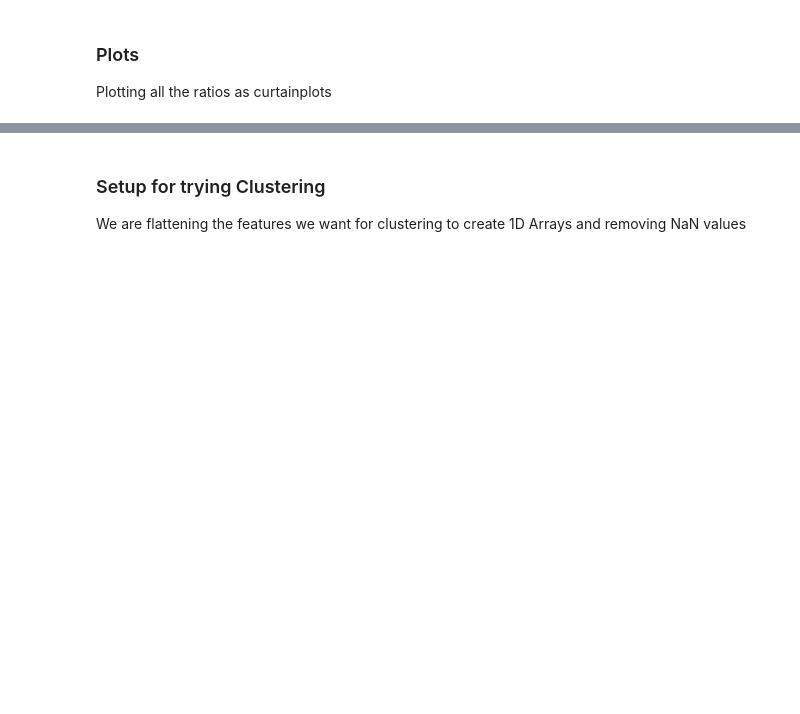
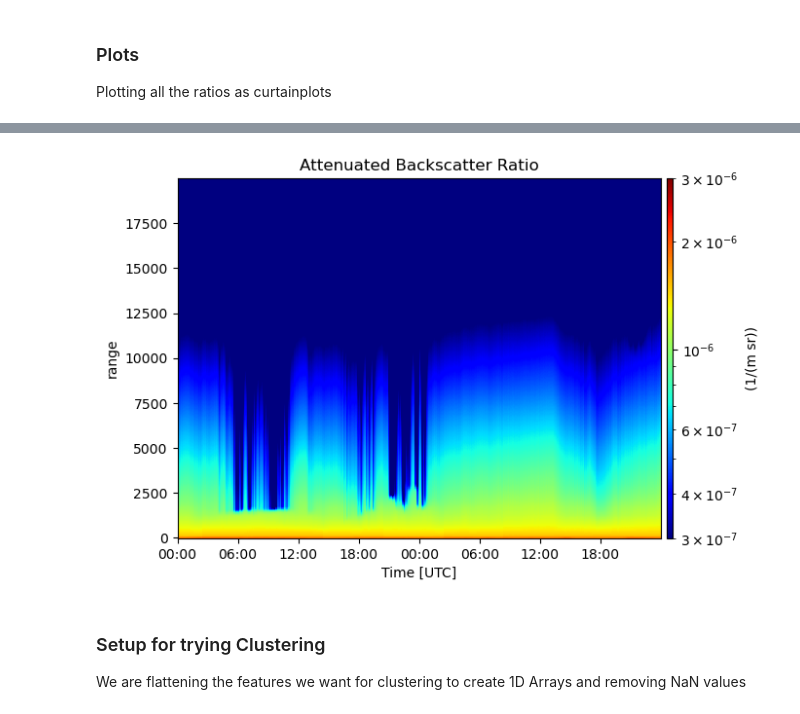
Before and after one commit to ARM-Synergy/ndim-auto-cluster-lidar, a Jupyter notebook: notebooks/hsrl_analysis.ipynb, the cells around one changed output, grey strips where cells are left out. Cells and saved outputs as stored; diff of their text form; code cells hidden in the pictures; blank space fills up the shorter version.

```diff
--- a/notebooks/hsrl_analysis.ipynb
+++ b/notebooks/hsrl_analysis.ipynb
@@ -336,3 +358,19 @@ filtered_da.plot.hist(bins=50)
+# %%
+# Plotting Inverse Scattering Ratio
+def plot_attenuated_backscattering_ratio(bnf_hsrl_spec_features):
+    display = act.plotting.TimeSeriesDisplay(bnf_hsrl_spec_features)
+    display.plot(
+        'atten_beta_r_backscatter',
+        cmap='jet',
+        norm=colors.LogNorm(vmin=3e-7, vmax=3e-6),
+        set_title="Attenuated Backscatter Ratio"
+    )
+    # display.axes[0].set_ylim(0, 8000)
+    plt.show()
+# %%
+plot_attenuated_backscattering_ratio(bnf_hsrl_spec_features)
+# %% [output]
+[figure, added]
 # %% [markdown]
 ### Setup for trying Clustering
 We are flattening the features we want for clustering to create 1D Arrays and removing NaN values
```
Also changed, not shown: parts of 64 cells of this notebook.
